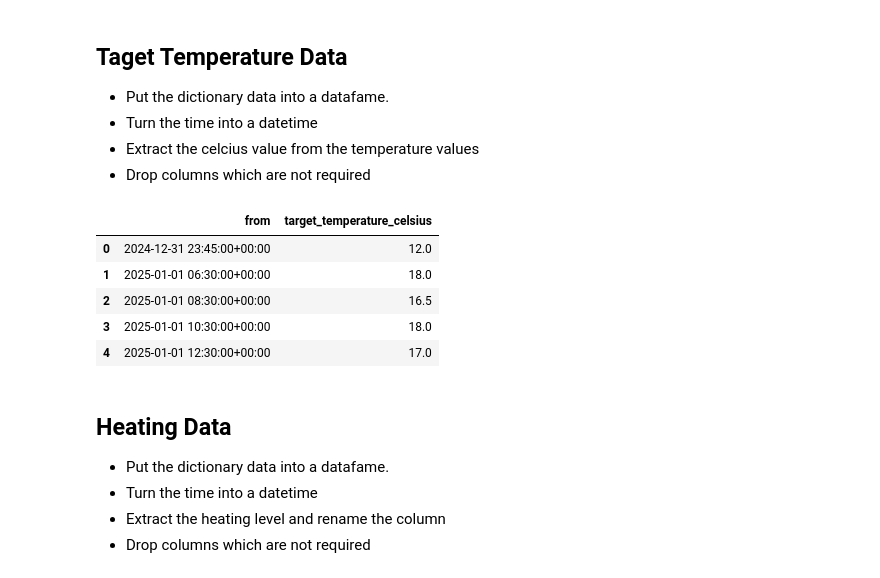
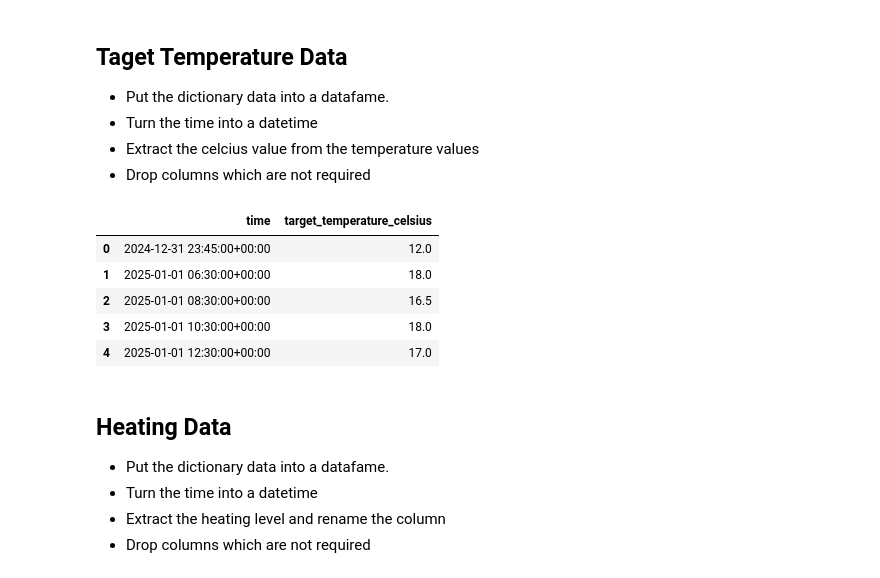
Before and after one commit to tomdbignell/heating_project, a Jupyter notebook: Heating_data.ipynb, the cells around one changed output. Saved outputs shown, nothing was run; the diff lists cells and outputs as text; code cells hidden in the pictures.

```diff
--- a/Heating_data.ipynb
+++ b/Heating_data.ipynb
@@ -227,25 +227,25 @@ df_humidity.head()
 # %%
 #Turn dataPoints into a dataframe
 df_target_temp = pd.DataFrame(target_temp)
 
 #Convert the date and time to a date and time value
 df_target_temp['from'] = pd.to_datetime(df_target_temp['from'])
 df_target_temp['to'] = pd.to_datetime(df_target_temp['to'])
 
 #The value column contains anpother dictionay, split this out
 df_target_temp = pd.concat([df_target_temp.drop(["value"],axis=1), df_target_temp["value"].apply(pd.Series)], axis=1)
 df_target_temp = pd.concat([df_target_temp.drop(["setting"],axis=1), df_target_temp["setting"].apply(pd.Series)], axis=1)
 df_target_temp = pd.concat([df_target_temp.drop(["temperature"],axis=1), df_target_temp["temperature"].apply(pd.Series)], axis=1)
 
 #Remove the fahrenheit, to, type and power columns
 df_target_temp = df_target_temp.drop(["fahrenheit","to","stripeType","type","power"], axis = 1)
 
 #Rename the celsius column
-df_target_temp = df_target_temp.rename(columns={"celsius":"target_temperature_celsius"})
+df_target_temp = df_target_temp.rename(columns={"celsius":"target_temperature_celsius", "from":"time"})
 
 df_target_temp.head()
 # %% [output]
-|  | from | target_temperature_celsius |
+|  | time | target_temperature_celsius |
 | 0 | 2024-12-31 23:45:00+00:00 | 12.0 |
 | 1 | 2025-01-01 06:30:00+00:00 | 18.0 |
 | 2 | 2025-01-01 08:30:00+00:00 | 16.5 |
```
Also changed, not shown: parts of 10 cells of this notebook.
